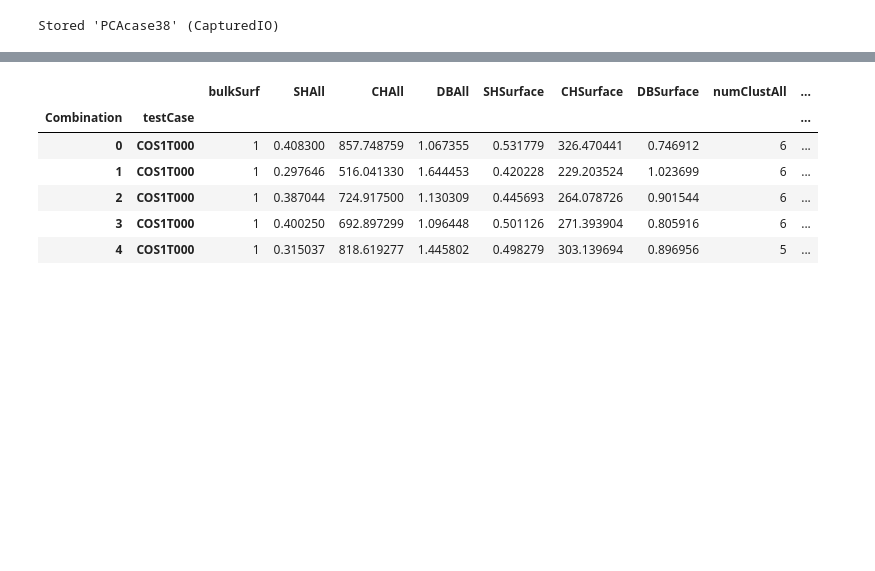
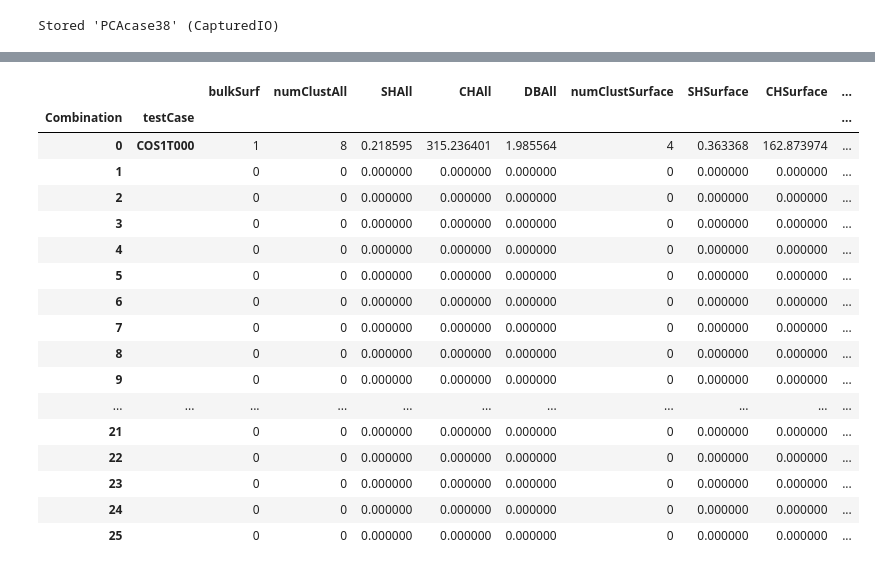
Before and after one commit to Jon-Ting/metal-nanoparticle-surface-atom-labelling, a Jupyter notebook: metal-nanoparticle-surface-atoms-clustering-cluster-analysis.ipynb, the cells around one changed output, grey strips where cells are left out. Drawn from its saved outputs; the diff is of its cells as text; code cells hidden in the pictures; blank space fills up the shorter version.

```diff
--- a/metal-nanoparticle-surface-atoms-clustering-cluster-analysis.ipynb
+++ b/metal-nanoparticle-surface-atoms-clustering-cluster-analysis.ipynb
@@ -1323,26 +1451,0 @@ Reaction: PtRCORRR
-# %%
-# PCA Exploration
-PCA_EXP_VAR_THRESHOLD = 0.99
-for (i, dfNoLVHC) in enumerate(dfNoLVHCs):
-    df = dfNoLVHC.copy()
-    dfScaled = pd.DataFrame(MinMaxScaler().fit_transform(df[df['surf']==1]), columns=df.columns)
-    pca = PCA(n_components=PCA_EXP_VAR_THRESHOLD, svd_solver='full').fit(dfScaled)
-    exp_var_pca = pca.explained_variance_ratio_
-    cum_sum_eigenvalues = np.cumsum(exp_var_pca)
-    plt.bar(range(0, len(exp_var_pca)), exp_var_pca, alpha=0.5, align='center', label='Individual explained variance');
-    plt.step(range(0, len(cum_sum_eigenvalues)), cum_sum_eigenvalues, where='mid',label='Cumulative explained variance');
-    plt.ylabel('Explained Variance Ratio');
-    plt.xlabel('Principal Component Index');
-    plt.legend(loc='best');
-    plt.title(f"{testCases[i]}");
-    plt.tight_layout();
-    plt.show();
-
-# Visualise distribution of each feature after scaling
-# (standardisation alters the distribution, normalisation affected by outliers - but don't really have outliers)
-# for colName in dfScaled.columns:
-#     print(colName)
-#     df[df['surf']==1][colName].plot(kind='hist')
-#     plt.show()
-#     dfScaled[colName].plot(kind='hist')
-#     plt.show()
@@ -1842,33 +2020,38 @@ Stored 'PCAcomboResDicts' (list)
 # %%
 pd.set_option("max_row", None)
 
 # Combine results into a DataFrame
-dfComb, dfCombPCA = pd.DataFrame(), pd.DataFrame()
-for (i, comboResDict) in enumerate(comboResDicts):
-    df = pd.DataFrame.from_dict(comboResDict, orient="index")
-    df["Combination"] = range(len(combList))
-    dfComb = pd.concat(objs=[dfComb, df], axis=0, join="outer", ignore_index=False)
+dfCombPCA = pd.DataFrame()
 for (i, PCAcomboResDict) in enumerate(PCAcomboResDicts):
     df = pd.DataFrame.from_dict(PCAcomboResDict, orient="index")
     df["Combination"] = range(len(combList))
     dfCombPCA = pd.concat(objs=[dfCombPCA, df], axis=0, join="outer", ignore_index=False)
 # The next 3 lines should be removed when the cases are rerun
-testCaseList = []
-for testCase in testCases: testCaseList += [testCase] * len(combList)
-dfComb["testCase"], dfCombPCA["testCase"] = testCaseList, testCaseList
+# testCaseList = []
+# for testCase in testCases:
+#     testCaseList += [testCase] * len(combList)
+# dfCombPCA["testCase"] = testCaseList
 
-multIdx = pd.MultiIndex.from_frame(dfComb.loc[:, ["Combination", "testCase"]])
 multIdxPCA = pd.MultiIndex.from_frame(dfCombPCA.loc[:, ["Combination", "testCase"]])
-dfComb.index, dfCombPCA.index = multIdx, multIdxPCA
-dfComb.drop(labels=["testCase", "Combination"], axis=1, inplace=True)
+dfCombPCA.index = multIdxPCA
 dfCombPCA.drop(labels=["testCase", "Combination"], axis=1, inplace=True)
+dfCombPCA
+# %% [output]
+|  |  | bulkSurf | numClustAll | SHAll | CHAll | DBAll | numClustSurface | SHSurface | CHSurface | ... |
+| Combination | testCase |  |  |  |  |  |  |  |  | ... |
+| 0 | COS1T000 | 1 | 8 | 0.218595 | 315.236401 | 1.985564 | 4 | 0.363368 | 162.873974 | ... |
+| 1 |  | 0 | 0 | 0.000000 | 0.000000 | 0.000000 | 0 | 0.000000 | 0.000000 | ... |
+| 2 |  | 0 | 0 | 0.000000 | 0.000000 | 0.000000 | 0 | 0.000000 | 0.000000 | ... |
+| 3 |  | 0 | 0 | 0.000000 | 0.000000 | 0.000000 | 0 | 0.000000 | 0.000000 | ... |
+| 4 |  | 0 | 0 | 0.000000 | 0.000000 | 0.000000 | 0 | 0.000000 | 0.000000 | ... |
+| 5 |  | 0 | 0 | 0.000000 | 0.000000 | 0.000000 | 0 | 0.000000 | 0.000000 | ... |
+| 6 |  | 0 | 0 | 0.000000 | 0.000000 | 0.000000 | 0 | 0.000000 | 0.000000 | ... |
+| 7 |  | 0 | 0 | 0.000000 | 0.000000 | 0.000000 | 0 | 0.000000 | 0.000000 | ... |
+| 8 |  | 0 | 0 | 0.000000 | 0.000000 | 0.000000 | 0 | 0.000000 | 0.000000 | ... |
+| 9 |  | 0 | 0 | 0.000000 | 0.000000 | 0.000000 | 0 | 0.000000 | 0.000000 | ... |
+| ... | ... | ... | ... | ... | ... | ... | ... | ... | ... | ... |
+| 21 |  | 0 | 0 | 0.000000 | 0.000000 | 0.000000 | 0 | 0.000000 | 0.000000 | ... |
+| 22 |  | 0 | 0 | 0.000000 | 0.000000 | 0.000000 | 0 | 0.000000 | 0.000000 | ... |
+| 23 |  | 0 | 0 | 0.000000 | 0.000000 | 0.000000 | 0 | 0.000000 | 0.000000 | ... |
+| 24 |  | 0 | 0 | 0.000000 | 0.000000 | 0.000000 | 0 | 0.000000 | 0.000000 | ... |
+| 25 |  | 0 | 0 | 0.000000 | 0.000000 | 0.000000 | 0 | 0.000000 | 0.000000 | ... |
-# %%
-dfComb.head()
-# %% [output]
-|  |  | bulkSurf | SHAll | CHAll | DBAll | SHSurface | CHSurface | DBSurface | numClustAll | ... |
-| Combination | testCase |  |  |  |  |  |  |  |  | ... |
-| 0 | COS1T000 | 1 | 0.408300 | 857.748759 | 1.067355 | 0.531779 | 326.470441 | 0.746912 | 6 | ... |
-| 1 | COS1T000 | 1 | 0.297646 | 516.041330 | 1.644453 | 0.420228 | 229.203524 | 1.023699 | 6 | ... |
-| 2 | COS1T000 | 1 | 0.387044 | 724.917500 | 1.130309 | 0.445693 | 264.078726 | 0.901544 | 6 | ... |
-| 3 | COS1T000 | 1 | 0.400250 | 692.897299 | 1.096448 | 0.501126 | 271.393904 | 0.805916 | 6 | ... |
-| 4 | COS1T000 | 1 | 0.315037 | 818.619277 | 1.445802 | 0.498279 | 303.139694 | 0.896956 | 5 | ... |
```
Also changed, not shown: parts of 33 cells of this notebook, 2 other files.
